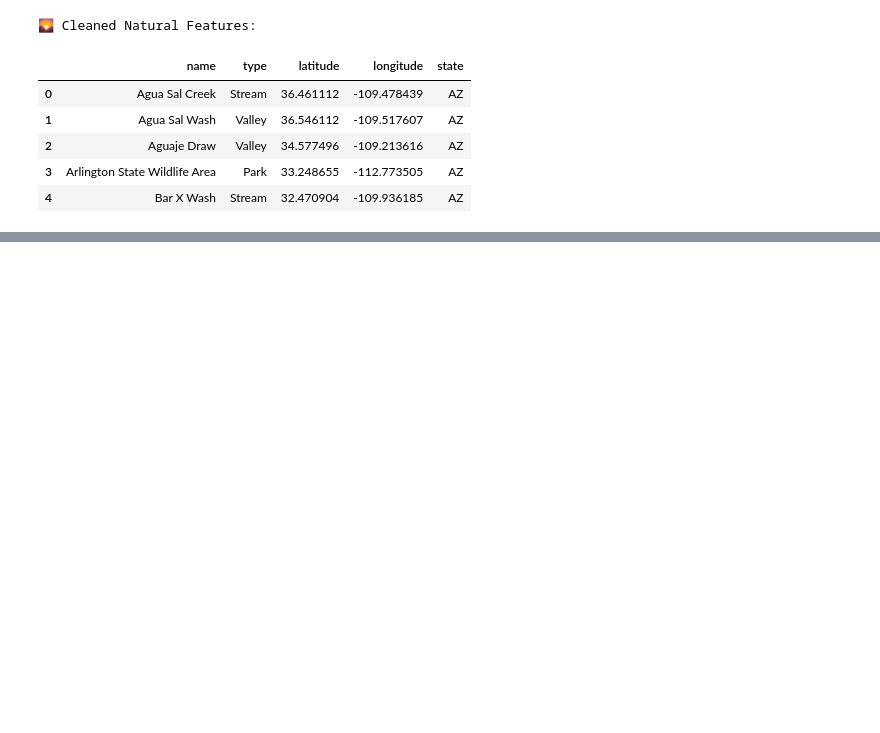
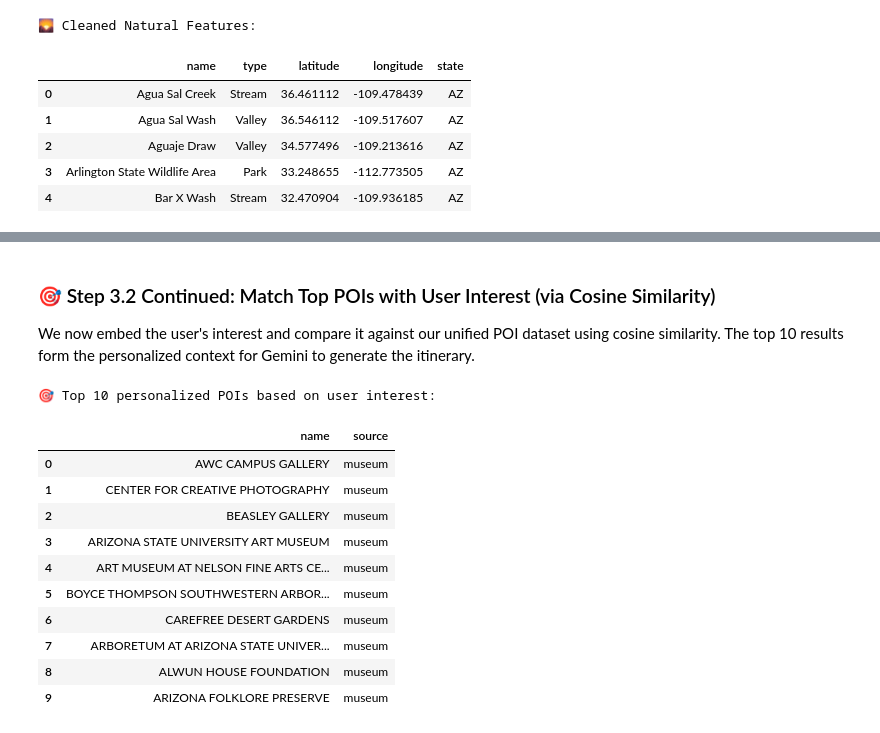
Before and after one commit to rajeshsawant98/genai-travel-planner, a Jupyter notebook: travel-planner-personalized-itinerary-generator.ipynb, the cells around one changed output, grey strips where cells are left out. Saved outputs shown, nothing was run; the diff lists cells and outputs as text; code cells hidden in the pictures; blank space fills up the shorter version.

```diff
--- a/travel-planner-personalized-itinerary-generator.ipynb
+++ b/travel-planner-personalized-itinerary-generator.ipynb
@@ -133,0 +230,56 @@ display(gnis_poi.head())
+# %% [markdown]
+### 🎯 Step 3.2 Continued: Match Top POIs with User Interest (via Cosine Similarity)
+
+We now embed the user's interest and compare it against our unified POI dataset using cosine similarity.
+The top 10 results form the personalized context for Gemini to generate the itinerary.
+# %%
+from sklearn.metrics.pairwise import cosine_similarity
+import numpy as np
+
+# 👤 User interest
+user_interest = "art, nature, and vegetarian food"
+
+# 🧠 Embed user interest using Gemini
+user_embedding = genai.embed_content(
+    model="models/embedding-001",
+    content=user_interest,
+    task_type="RETRIEVAL_QUERY"
+)["embedding"]
+
+# 🔢 Generate Gemini embeddings for each POI
+poi_embeddings = []
+for text in unified_pois["text"]:
+    response = genai.embed_content(
+        model="models/embedding-001",
+        content=text,
+        task_type="RETRIEVAL_DOCUMENT"
+    )
+    poi_embeddings.append(response["embedding"])
+
+# 🔁 Convert embeddings to NumPy
+poi_embeddings_np = np.array(poi_embeddings)
+user_embedding_np = np.array(user_embedding).reshape(1, -1)
+
+# 📈 Compute cosine similarity
+cosine_similarities = cosine_similarity(user_embedding_np, poi_embeddings_np)[0]
+
+# 🔍 Get top 10 matching POIs
+top_indices = np.argsort(cosine_similarities)[-10:][::-1]
+personalized_pois = unified_pois.iloc[top_indices].reset_index(drop=True)
+
+# ✅ Show personalized POIs
+print("🎯 Top 10 personalized POIs based on user interest:")
+display(personalized_pois[["name", "source"]])
+# %% [output]
+🎯 Top 10 personalized POIs based on user interest:
+|  | name | source |
+| 0 | AWC CAMPUS GALLERY | museum |
+| 1 | CENTER FOR CREATIVE PHOTOGRAPHY | museum |
+| 2 | BEASLEY GALLERY | museum |
+| 3 | ARIZONA STATE UNIVERSITY ART MUSEUM | museum |
+| 4 | ART MUSEUM AT NELSON FINE ARTS CE... | museum |
+| 5 | BOYCE THOMPSON SOUTHWESTERN ARBOR... | museum |
+| 6 | CAREFREE DESERT GARDENS | museum |
+| 7 | ARBORETUM AT ARIZONA STATE UNIVER... | museum |
+| 8 | ALWUN HOUSE FOUNDATION | museum |
+| 9 | ARIZONA FOLKLORE PRESERVE | museum |
```
Also changed, not shown: parts of 10 cells of this notebook.
